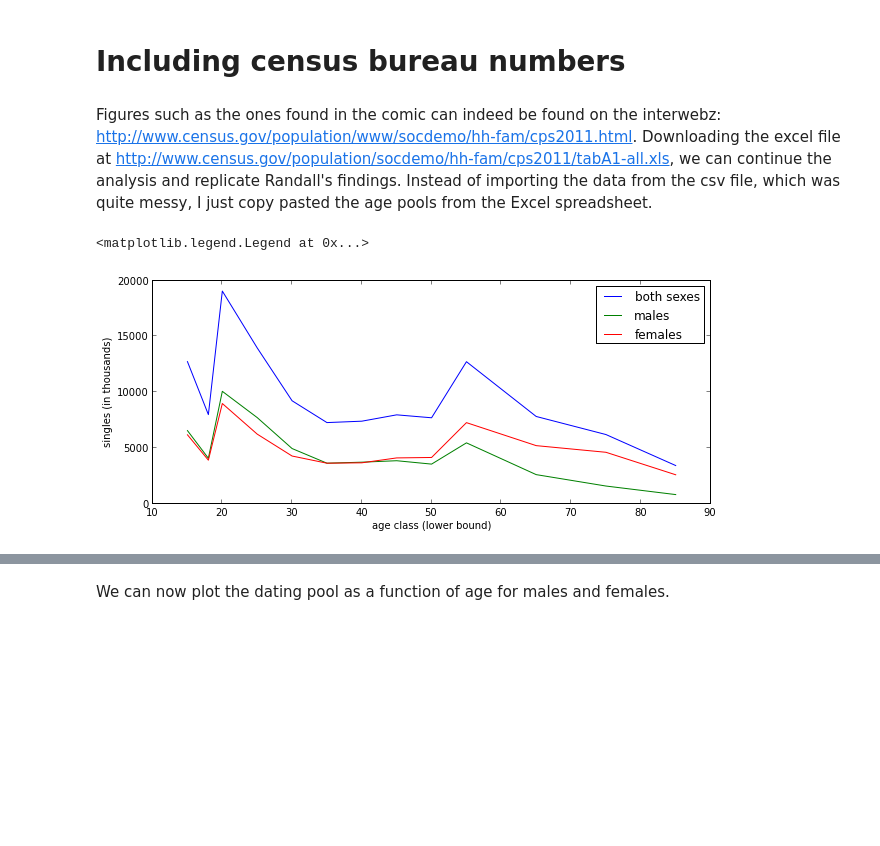
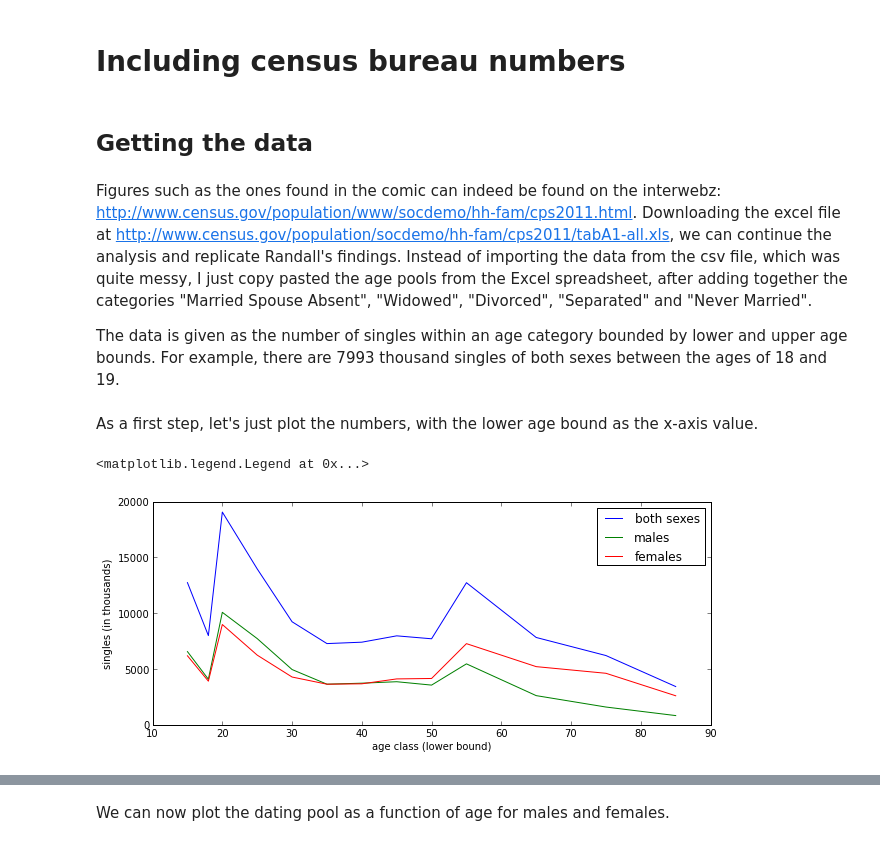
Before and after one commit to flothesof/posts, a Jupyter notebook: xkcd - Dating Pools.ipynb, the cells around one changed output, grey strips where cells are left out. Saved outputs shown, nothing was run; the diff lists cells and outputs as text; code cells hidden in the pictures; blank space fills up the shorter version.

```diff
--- a/xkcd - Dating Pools.ipynb
+++ b/xkcd - Dating Pools.ipynb
@@ -1,2 +1,4 @@
+# %%
+plt.rcParams['figure.figsize'] = (10.0, 4.0)
 # %%
 from IPython.display import Image
@@ -49,22 +49,27 @@ dating_bounds(30)
 (22.0, 46.0)
 # %% [markdown]
 # Including census bureau numbers
+# %% [markdown]
+## Getting the data
 # %% [markdown]
-Figures such as the ones found in the comic can indeed be found on the interwebz: [http://www.census.gov/population/www/socdemo/hh-fam/cps2011.html](http://www.census.gov/population/www/socdemo/hh-fam/cps2011.html). Downloading the excel file at [http://www.census.gov/population/socdemo/hh-fam/cps2011/tabA1-all.xls](http://www.census.gov/population/socdemo/hh-fam/cps2011/tabA1-all.xls), we can continue the analysis and replicate Randall's findings. Instead of importing the data from the csv file, which was quite messy, I just copy pasted the age pools from the Excel spreadsheet.
+Figures such as the ones found in the comic can indeed be found on the interwebz: [http://www.census.gov/population/www/socdemo/hh-fam/cps2011.html](http://www.census.gov/population/www/socdemo/hh-fam/cps2011.html). Downloading the excel file at [http://www.census.gov/population/socdemo/hh-fam/cps2011/tabA1-all.xls](http://www.census.gov/population/socdemo/hh-fam/cps2011/tabA1-all.xls), we can continue the analysis and replicate Randall's findings. Instead of importing the data from the csv file, which was quite messy, I just copy pasted the age pools from the Excel spreadsheet, after adding together the categories "Married Spouse Absent", "Widowed", "Divorced", "Separated" and "Never Married".
+
+The data is given as the number of singles within an age category bounded by lower and upper age bounds. For example, there are 7993 thousand singles of both sexes between the ages of 18 and 19.
 # %%
 ages_lower = array([15, 18, 20, 25, 30, 35, 40, 45, 50, 55, 65, 75, 85])
 ages_upper = array([17, 19, 24, 29, 34, 39, 44, 49, 54, 64, 74, 84,  nan])
 data_both_sexes = array([12740, 7993, 19063, 13970, 9233, 7277, 7403, 7971, 7708, 12733, 7825, 6206, 3428])
 data_males = array([6559, 4082, 10079, 7726, 4952, 3639, 3729, 3860, 3557, 5461, 2614, 1592, 826])
 data_females = array([6183, 3910, 8986, 6244, 4281, 3638, 3673, 4112, 4151, 7272, 5212, 4616, 2601])
+# %% [markdown]
+As a first step, let's just plot the numbers, with the lower age bound as the x-axis value.
 # %%
-figure(figsize=(10,4))
 plot(ages_lower, data_both_sexes, label="both sexes")
 plot(ages_lower, data_males, label="males")
 plot(ages_lower, data_females, label="females")
 xlabel("age class (lower bound)")
 ylabel("singles (in thousands)")
 legend()
 # %% [output]
 <matplotlib.legend.Legend at 0x...>
-[figure, old version]
+[figure, new version]
```
Also changed, not shown: parts of 45 cells of this notebook.
